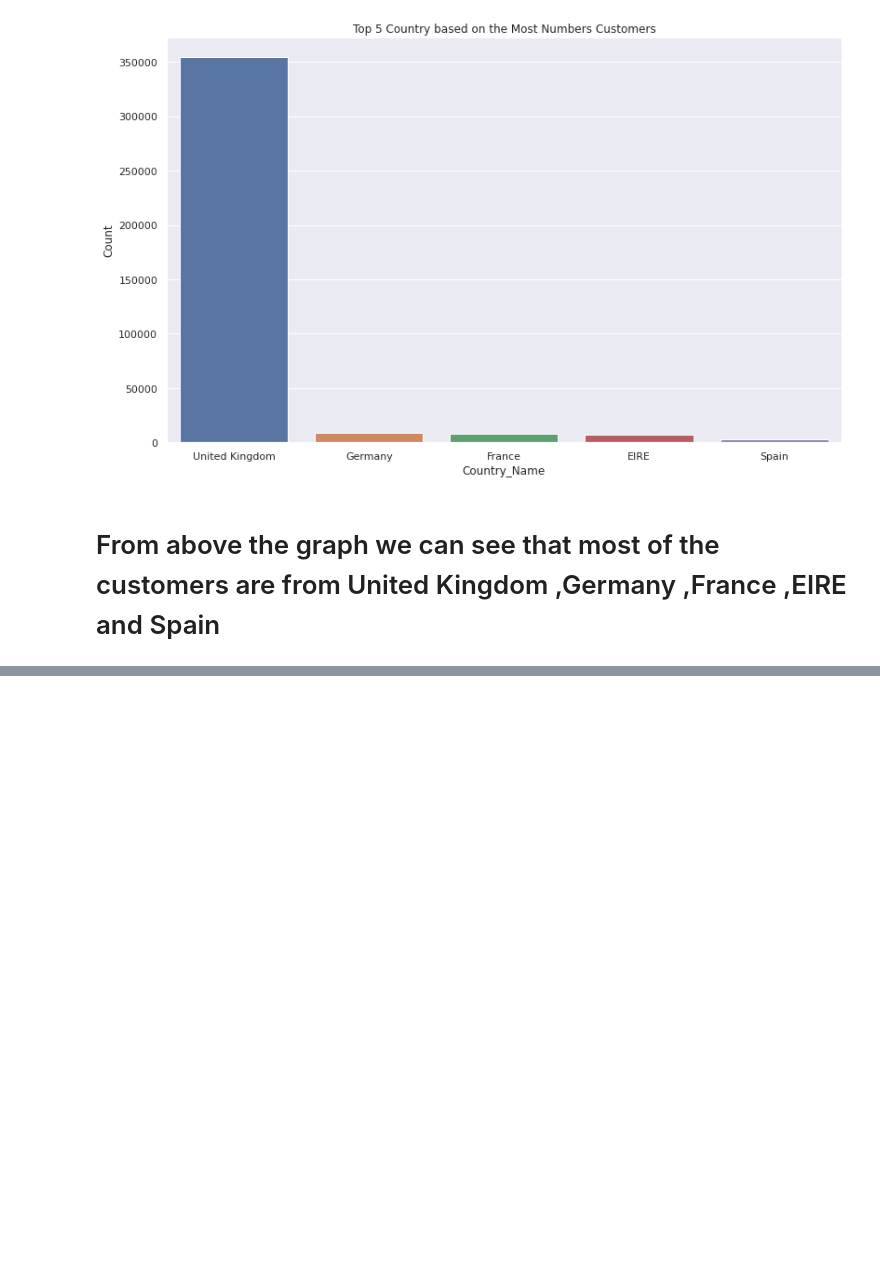
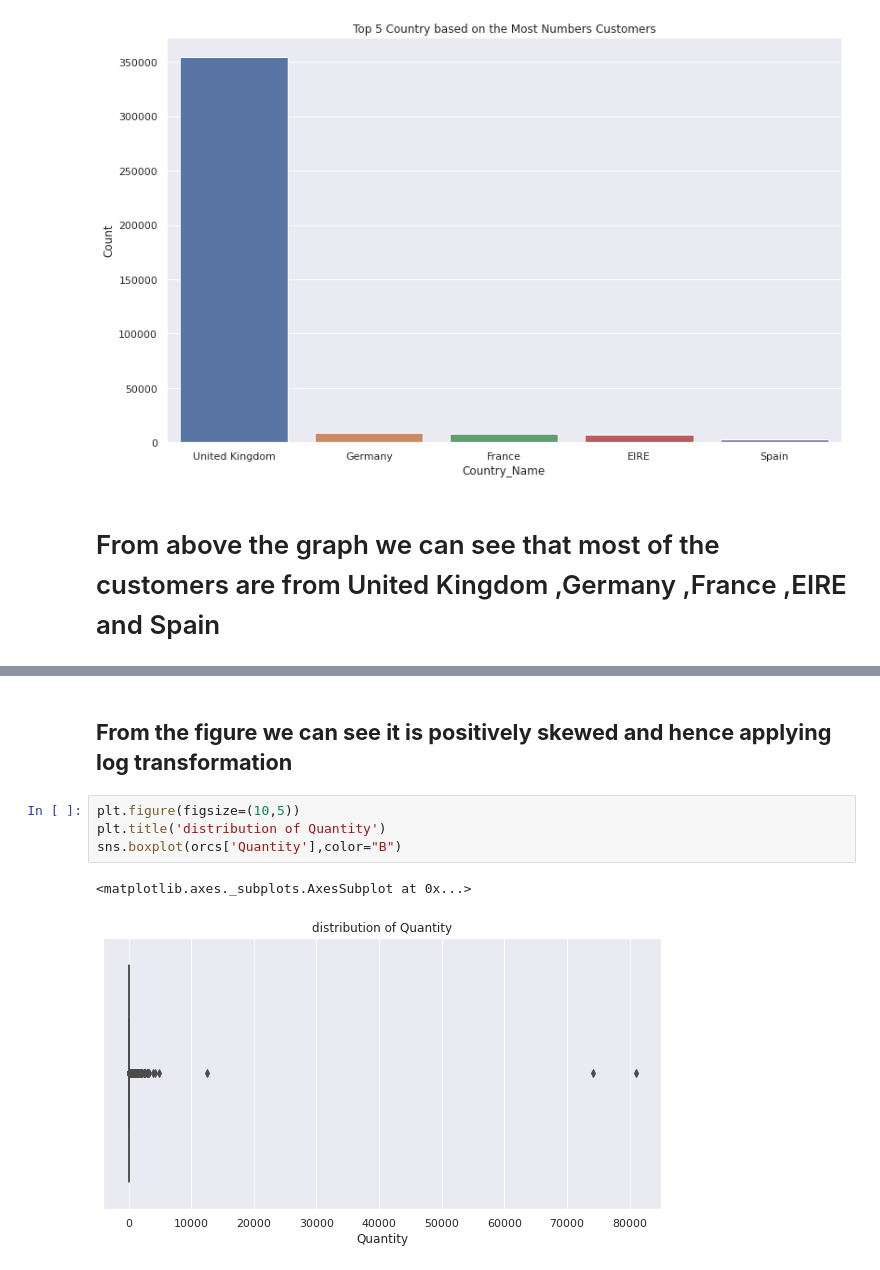
Before and after one commit to atif2786/Online-Retail-Customer-Segmentation., a Jupyter notebook: Online_Retail_Customer_Segmentation.ipynb, the cells around one changed output, grey strips where cells are left out. Cells and saved outputs as stored; diff of their text form; blank space fills up the shorter version.

```diff
--- a/Online_Retail_Customer_Segmentation.ipynb
+++ b/Online_Retail_Customer_Segmentation.ipynb
@@ -330,0 +350,9 @@ sns.barplot(x='Country_Name',y='Count',data=country_df[:5])
+# %% [markdown]
+## **From the figure we can see it is positively skewed and hence applying log transformation**
+# %%
+plt.figure(figsize=(10,5))
+plt.title('distribution of Quantity')
+sns.boxplot(orcs['Quantity'],color="B")
+# %% [output]
+<matplotlib.axes._subplots.AxesSubplot at 0x...>
+[figure, added]
```
Also changed, not shown: parts of 17 cells of this notebook.
